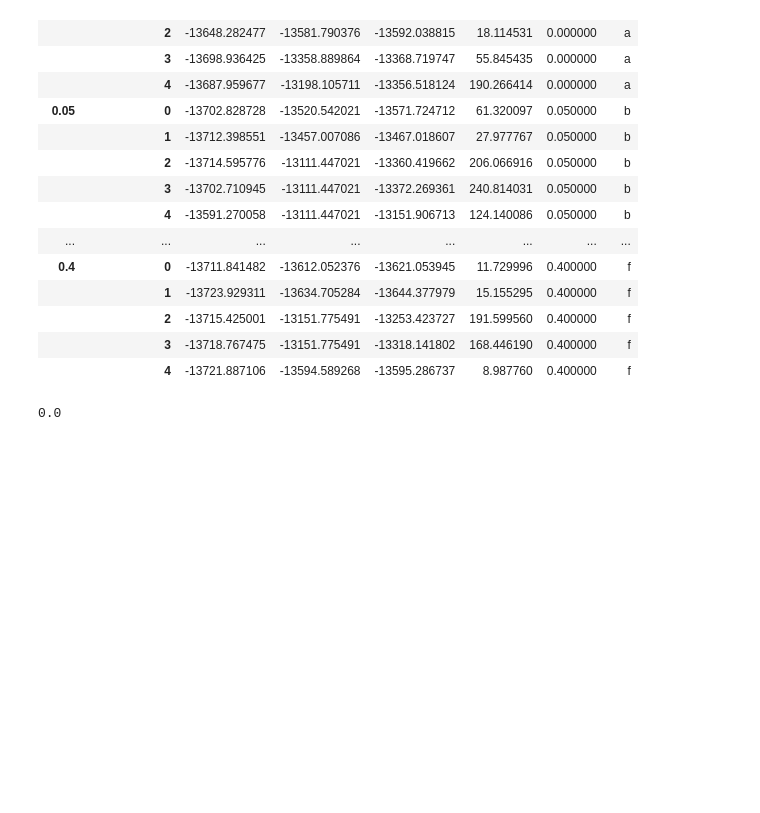
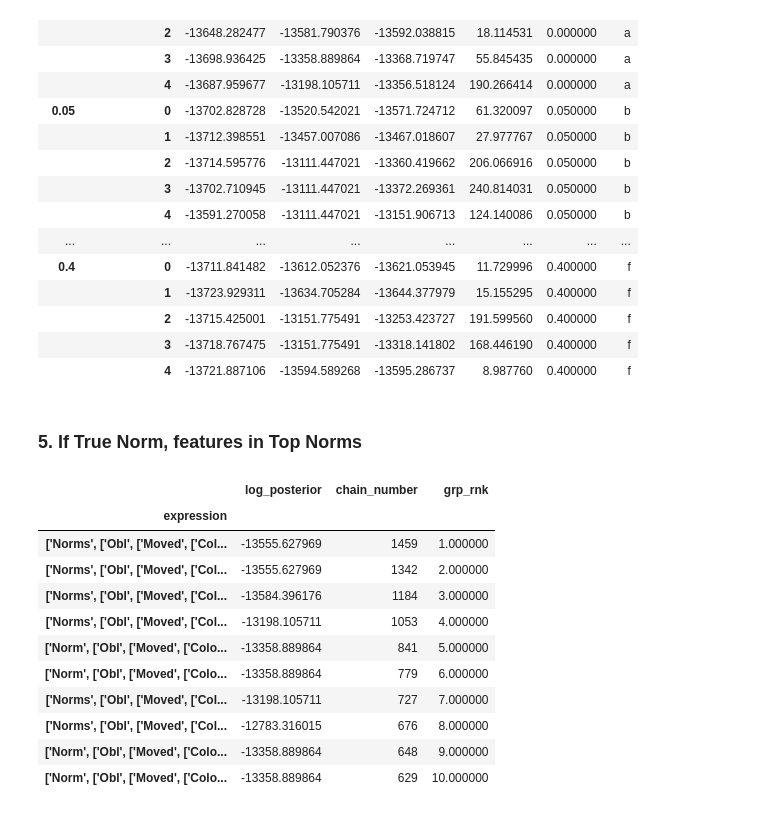
Before and after one commit to ashish1610dhiman/learning_norms_with_mcmc_from_pcfg_IJCAI21, a Jupyter notebook: notebooks/1.1_nc_exp1.ipynb, the cells around one changed output. Drawn from its saved outputs; the diff is of its cells as text; code cells hidden in the pictures; blank space fills up the shorter version.

```diff
--- a/notebooks/1.1_nc_exp1.ipynb
+++ b/notebooks/1.1_nc_exp1.ipynb
@@ -172,7 +172,32 @@ grouped.style.apply(lambda x: ['background: lightgreen' if x['log_posterior',  '
 |  | 2 | -13715.425001 | -13151.775491 | -13253.423727 | 191.599560 | 0.400000 | f |
 |  | 3 | -13718.767475 | -13151.775491 | -13318.141802 | 168.446190 | 0.400000 | f |
 |  | 4 | -13721.887106 | -13594.589268 | -13595.286737 | 8.987760 | 0.400000 | f |
-# %%
-grouped.index[0][0]
-# %% [output]
-0.0
+# %% [markdown]
+### 5. If True Norm, features in Top Norms
+# %%
+top_norms=stacked.groupby(["w_nc","expression"]\
+               )[["chain_number","log_posterior"\
+                 ]].agg({"log_posterior":'mean',"chain_number":"count"}\
+                       ).sort_values(by=["chain_number"]\
+                                    ).groupby(["w_nc"\
+                                              ]).tail(20).sort_values(by=["w_nc","chain_number"],\
+                                                                     ascending=[True, False])
+# %%
+top_norms["grp_rnk"]=top_norms.groupby("w_nc")[["chain_number"]].rank(method='dense',ascending=False)
+# %%
+top_norms.loc[0.0].head(10).style.apply(lambda x: ['background: lightgreen' if x['log_posterior'] >=\
+                               true_post["a"] else '' for i in x],
+               axis=1)
+# %% [output]
+|  | log_posterior | chain_number | grp_rnk |
+| expression |  |  |  |
+| ['Norms', ['Obl', ['Moved', ['Col... | -13555.627969 | 1459 | 1.000000 |
+| ['Norms', ['Obl', ['Moved', ['Col... | -13555.627969 | 1342 | 2.000000 |
+| ['Norms', ['Obl', ['Moved', ['Col... | -13584.396176 | 1184 | 3.000000 |
+| ['Norms', ['Obl', ['Moved', ['Col... | -13198.105711 | 1053 | 4.000000 |
+| ['Norm', ['Obl', ['Moved', ['Colo... | -13358.889864 | 841 | 5.000000 |
+| ['Norm', ['Obl', ['Moved', ['Colo... | -13358.889864 | 779 | 6.000000 |
+| ['Norms', ['Obl', ['Moved', ['Col... | -13198.105711 | 727 | 7.000000 |
+| ['Norms', ['Obl', ['Moved', ['Col... | -12783.316015 | 676 | 8.000000 |
+| ['Norm', ['Obl', ['Moved', ['Colo... | -13358.889864 | 648 | 9.000000 |
+| ['Norm', ['Obl', ['Moved', ['Colo... | -13358.889864 | 629 | 10.000000 |
```
Also changed, not shown: parts of 4 cells of this notebook.
